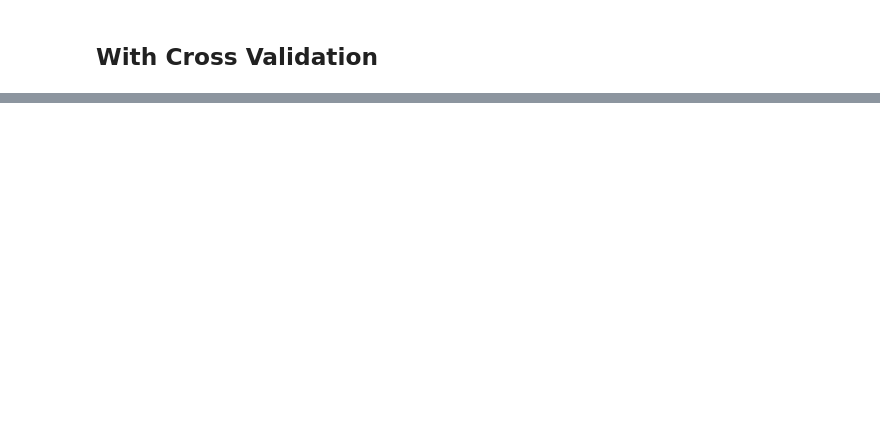
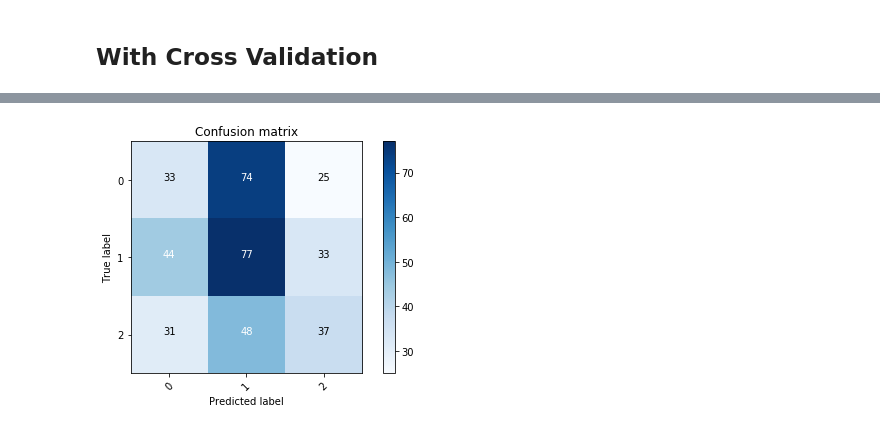
Before and after one commit to zhiduozhang/holo-unet, a Jupyter notebook: Logistic Regression Keras.ipynb, the cells around one changed output, grey strips where cells are left out. Saved outputs shown, nothing was run; the diff lists cells and outputs as text; code cells hidden in the pictures; blank space fills up the shorter version.

```diff
--- a/Logistic Regression Keras.ipynb
+++ b/Logistic Regression Keras.ipynb
@@ -50,6 +56,12 @@ y_test = df['flow_rate'][:test_size].values
 
 x_train = np.array(x[test_size:])
 y_train = df['flow_rate'][test_size:].values
+
+std = np.std(x_train,0)
+mean = np.mean(x_train,0)
+
+x_train = (x_train-mean)/std
+x_test = (x_test-mean)/std
 # %%
 print(np.bincount(y_train))
 np.bincount(y_test)
@@ -161,6 +221,9 @@ labels = np_utils.to_categorical(labels, nb_classes)
 skf = StratifiedKFold(df['flow_rate'].values, n_folds=n_folds, shuffle=True)
 avg_acc = 0
 
+y_true = []
+y_pred = []
+
 for i, (train, test) in enumerate(skf):
     print("Running Fold", i+1, "/", n_folds)
     model = None # Clearing the NN.
@@ -173,6 +236,16 @@ for i, (train, test) in enumerate(skf):
     x_test = (data[test] - mean)/std
 
     avg_acc += train_and_evaluate_model(model, x_train, labels[train], x_test, labels[test])
+
+    # Predict the values from the validation dataset
+    Y_pred = model.predict(x_test)
+    # Convert predictions classes to one hot vectors
+    Y_pred_classes = np.argmax(Y_pred,axis = 1)
+    # Convert validation observations to one hot vectors
+    Y_true = np.argmax(labels[test],axis = 1)
+
+    y_true.extend(Y_true)
+    y_pred.extend(Y_pred_classes)
 # %% [output]
 Running Fold 1 / 10
 Train on 360 samples, validate on 42 samples
@@ -197,0 +271,7 @@ Average Score:  0.3840741996038836
+# %%
+# compute the confusion matrix
+confusion_mtx = confusion_matrix(np.array(y_true), np.array(y_pred))
+# plot the confusion matrix
+plot_confusion_matrix(confusion_mtx, classes = range(3))
+# %% [output]
+[figure, added]
```
Also changed, not shown: parts of 14 cells of this notebook.
